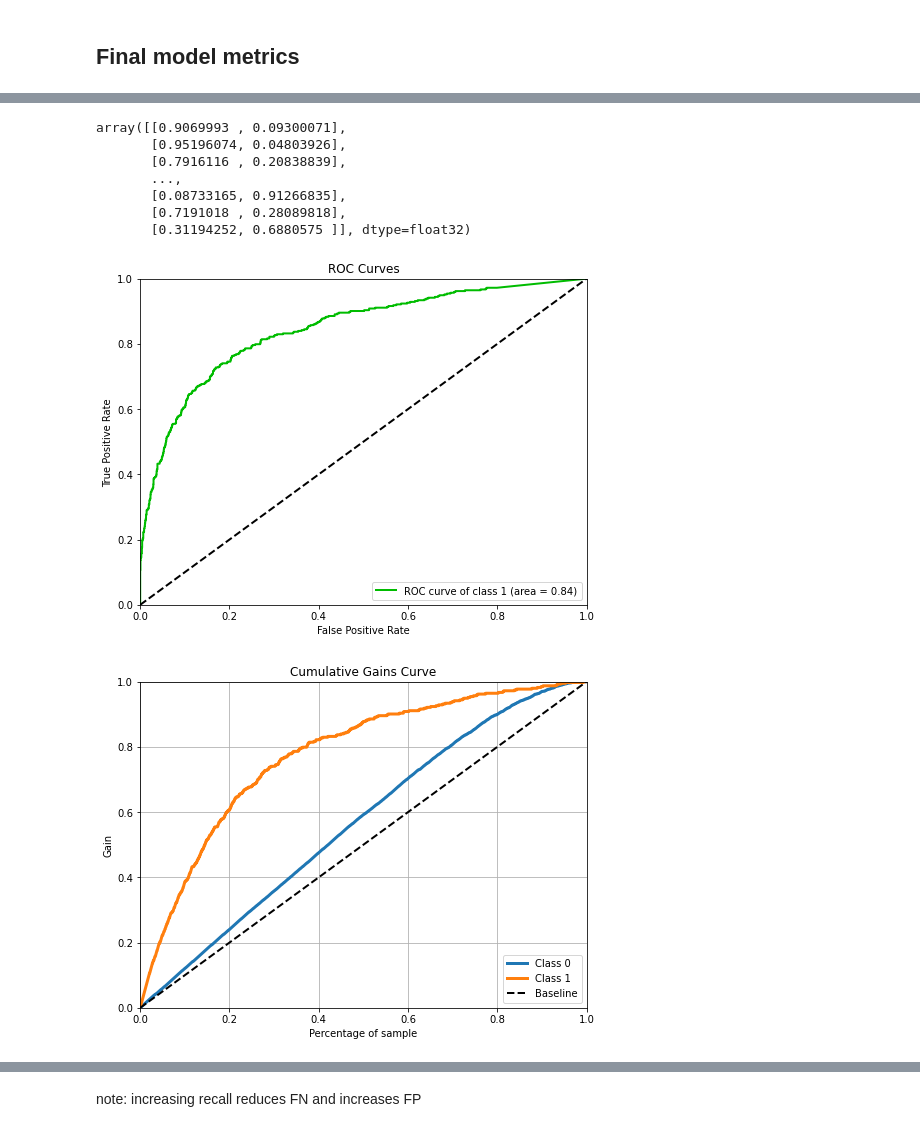
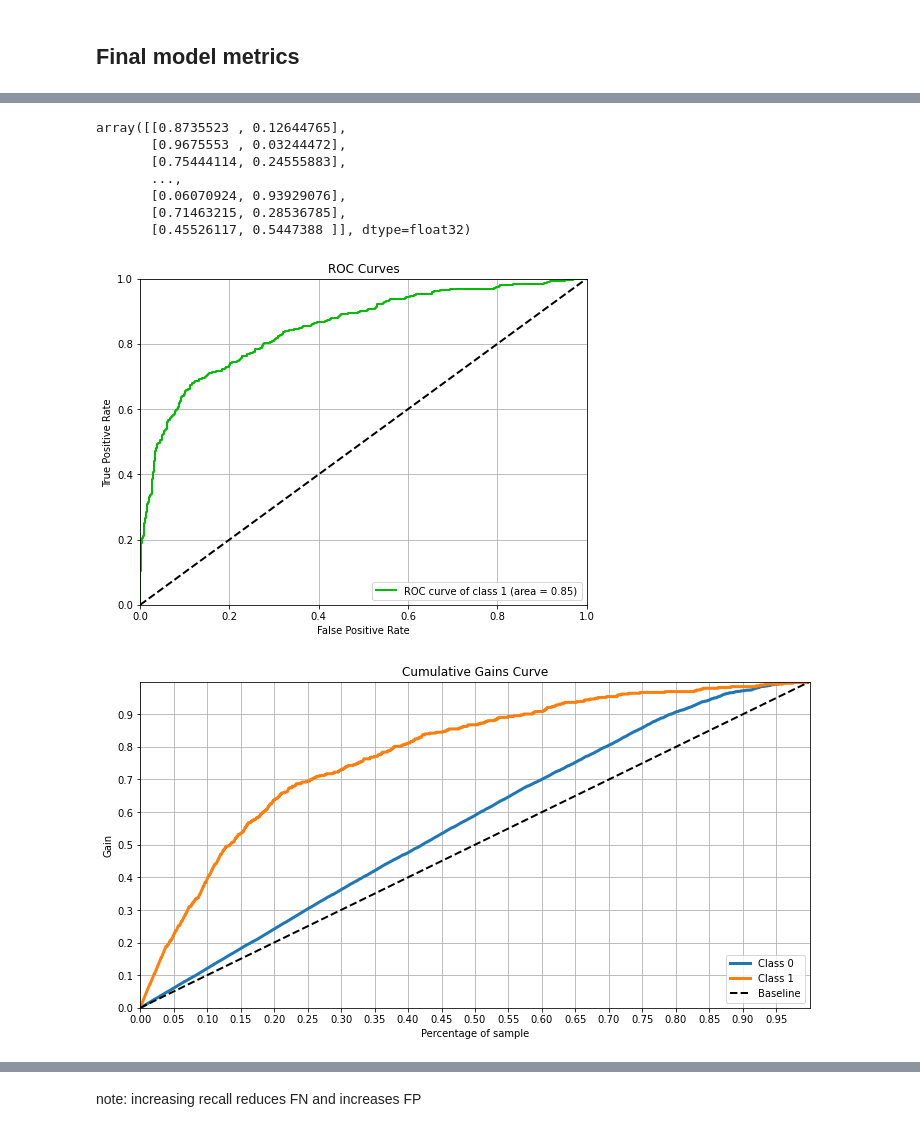
Before and after one commit to marcellohro-hub/Churn_prediction, a Jupyter notebook: churn.ipynb, the cells around one changed output, grey strips where cells are left out. Drawn from its saved outputs; the diff is of its cells as text; code cells hidden in the pictures.

```diff
--- a/churn.ipynb
+++ b/churn.ipynb
@@ -1191,8 +1229,8 @@ df6=df5.copy()
 X=df6.drop(target,axis=1)
 y=df6[target]
 # %%
-# # define sampler
-# smt = c.SMOTETomek( sampling_strategy='minority', random_state=SEED, n_jobs=-1 )
+# define sampler
+smt = c.SMOTETomek( sampling_strategy='minority', random_state=SEED, n_jobs=-1 )
 # %%
 # X_smt, y_smt = smt.fit_resample(X, y)
 # %%
@@ -1318,18 +1356,21 @@ test_set.head(5)
 | 4742 | 4743 | 15762134 | Liang | 506 | Germany | Male | 59 | 8 | 119152.10 | ... |
 | 4521 | 4522 | 15648898 | Chuang | 560 | Spain | Female | 27 | 7 | 124995.98 | ... |
 # %%
-# DATA PREPARATION
-# use one hot-encoding for gender
-dic={'Male':0,'Female':1}
-test_set['Gender']=test_set['Gender'].map(dic)
-# use ordered target encoding for geography
-dic={'Germany':0,'Spain':1,'France':2}
-test_set['Geography']=test_set['Geography'].map(dic)
-# use scaler from training
-cols=continuous+discrete
-test_set[cols]=scaler.fit_transform(test_set[cols].values)
+# DATA PREPARATION PIPELINE
+def prep_pipe(df_aux,sacaler):
+    df=df_aux.copy()
+    # use one hot-encoding for gender
+    dic={'Male':0,'Female':1}
+    df['Gender']=df['Gender'].map(dic)
+    # use ordered target encoding for geography
+    dic={'Germany':0,'Spain':1,'France':2}
+    df['Geography']=df['Geography'].map(dic)
+    # use scaler from training
+    cols=continuous+discrete
+    df[cols]=scaler.fit_transform(df[cols].values)
+    return df
 # %%
-test_set=test_set[cols_selected+target]
+test_set=prep_pipe(test_set,scaler)[cols_selected+target]
 # %%
 test_set.head(10)
 # %% [output]
@@ -1379,6 +1427,6 @@ model.compile(loss='binary_crossentropy', optimizer='Adam', metrics=['accuracy']
 # %%
 early_stop = EarlyStopping(monitor='val_loss', mode='min', verbose=1, patience=20)
-model.fit(x=X_smt,y=y_smt,epochs=100,validation_data=(X_test, y_test),verbose=1,callbacks=[early_stop], batch_size=16)
+model.fit(x=X_smt,y=y_smt,epochs=100,validation_data=(X_test, y_test),verbose=1,callbacks=[early_stop], batch_size=32)
 # %% [output]
 Train on 12388 samples, validate on 2000 samples
 Epoch 1/100
@@ -1426,29 +1474,33 @@ probs=model.predict_proba(X_test)
 probs=np.concatenate((1-probs,probs),axis=1)
 probs
 # %% [output]
-array([[0.9069993 , 0.09300071],
-       [0.95196074, 0.04803926],
-       [0.7916116 , 0.20838839],
+array([[0.8735523 , 0.12644765],
+       [0.9675553 , 0.03244472],
+       [0.75444114, 0.24555883],
        ...,
-       [0.08733165, 0.91266835],
-       [0.7191018 , 0.28089818],
-       [0.31194252, 0.6880575 ]], dtype=float32)
+       [0.06070924, 0.93929076],
+       [0.71463215, 0.28536785],
+       [0.45526117, 0.5447388 ]], dtype=float32)
 # %%
 skplt.metrics.plot_roc(y_test.to_numpy(), probs, plot_micro=False, plot_macro=False, classes_to_plot=[1], figsize=(8,6))
 # plt.legend(loc='center right', fontsize=12)
 plt.ylim(0,1)
+plt.grid(True)
 plt.show()
 # %% [output]
-[figure, old version]
+[figure, new version]
 # %%
 # plot cumulative gains curve
-skplt.metrics.plot_cumulative_gain(y_test.to_numpy(), probs, figsize=(8,6))
+skplt.metrics.plot_cumulative_gain(y_test.to_numpy(), probs, figsize=(12,6))
+plt.grid(True)
+plt.xticks(np.arange(0, 1, step=0.05))
+plt.yticks(np.arange(0, 1, step=0.1))
 plt.show()
 
 # Curve meaning example:
-# using the model, if we contact only the 20% of clients with highest probability of churning,
-# we will find 60% of the total numbers of churning clients in this sample
+# using the model, if we contact only the 30% of clients with highest probability of churning,
+# we will find 75% of the total numbers of churning clients in this sample
 # %% [output]
-[figure, old version]
+[figure, new version]
 # %%
 # plot Lift curve
```
Also changed, not shown: parts of 54 cells of this notebook.
